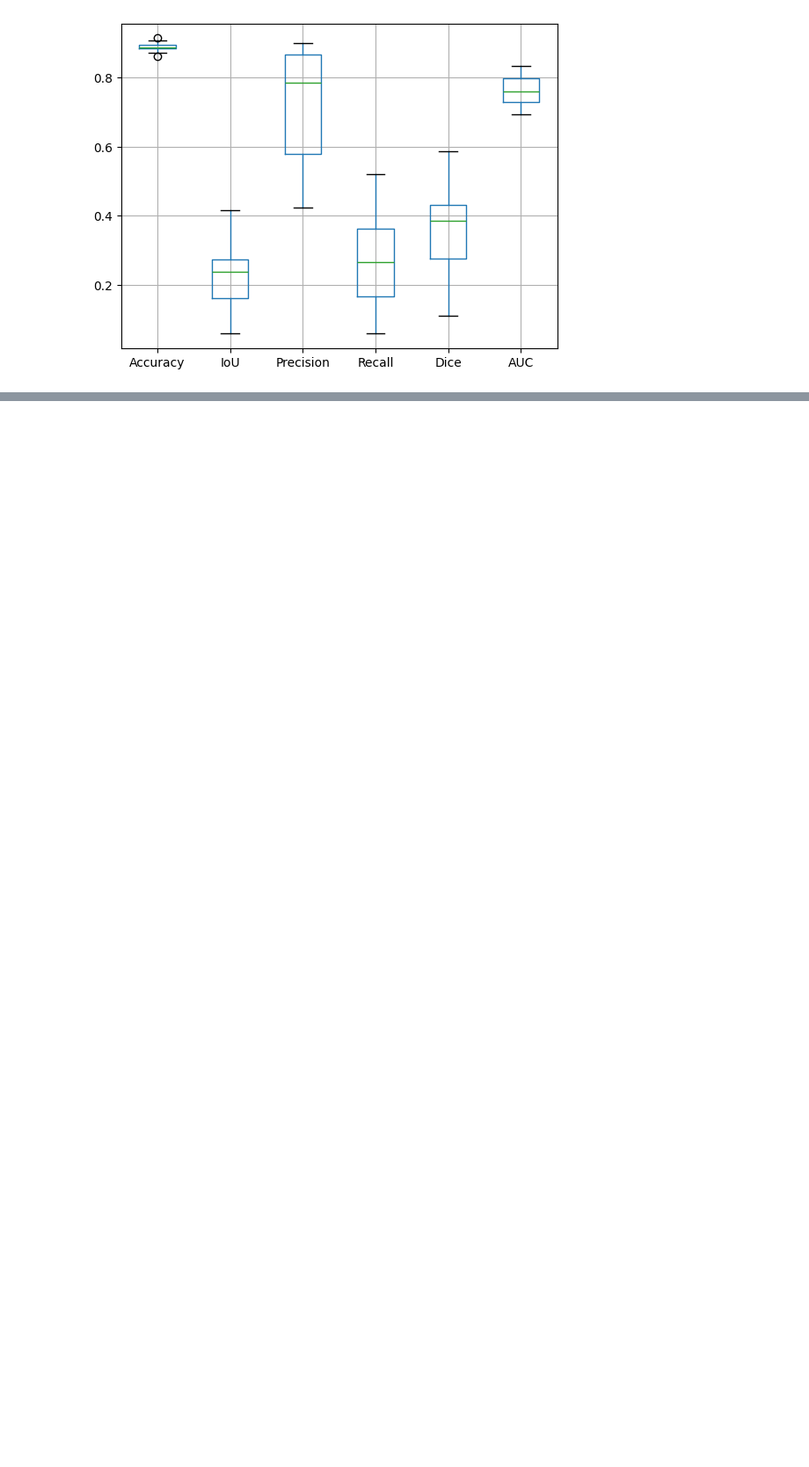
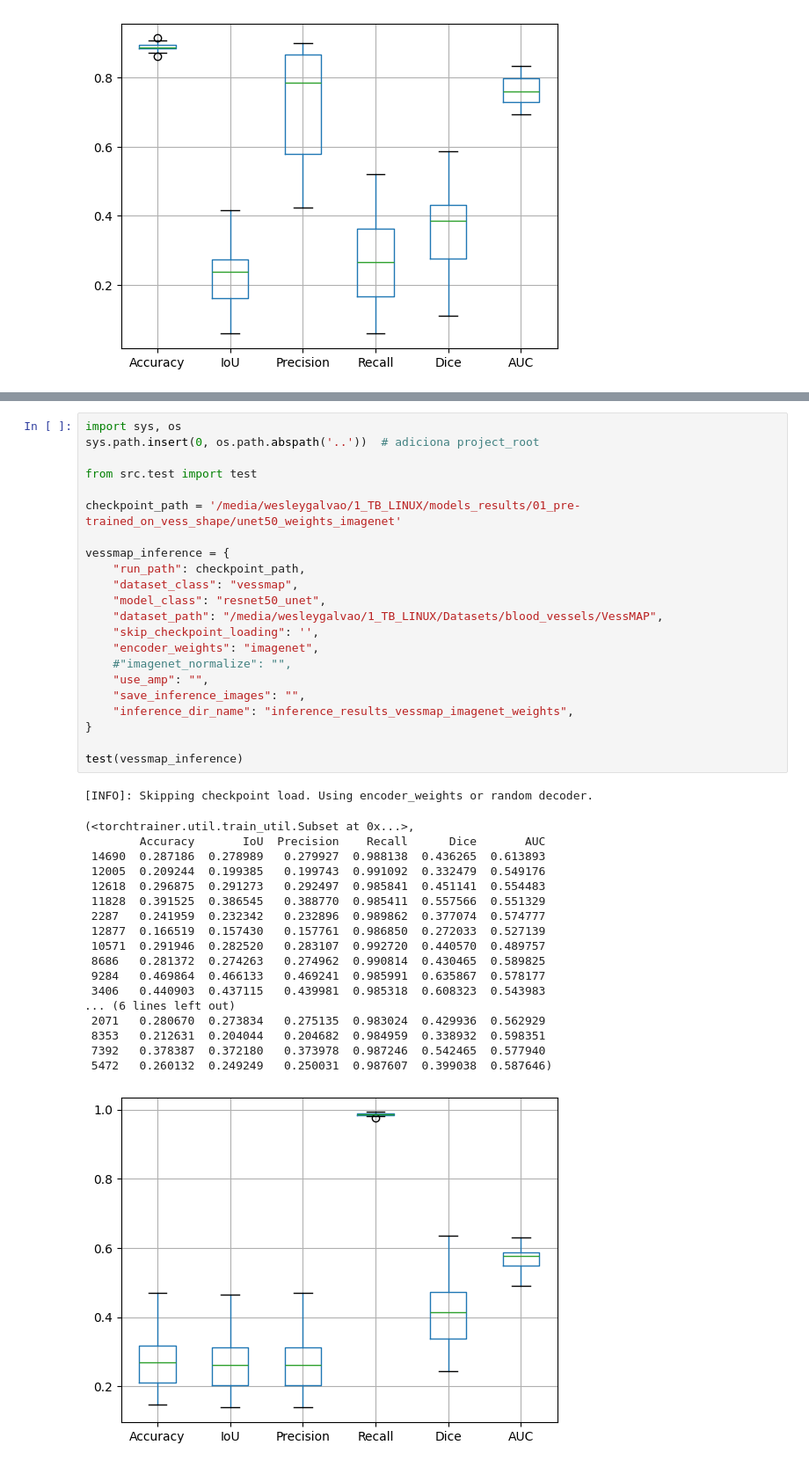
Before and after one commit to galvaowesley/vess-shape-experiments, a Jupyter notebook: 04_evaluation/inference_zero_shot.ipynb, the cells around one changed output, grey strips where cells are left out. Shown at 88% size. Cells and saved outputs as stored; diff of their text form; blank space fills up the shorter version.

Commit message:
feat: zero-shot inference with imagenet weights

```diff
--- a/04_evaluation/inference_zero_shot.ipynb
+++ b/04_evaluation/inference_zero_shot.ipynb
@@ -180,0 +172,42 @@ test(drive_inference)
+# %%
+import sys, os
+sys.path.insert(0, os.path.abspath('..'))  # adiciona project_root
+
+from src.test import test
+
+checkpoint_path = '/media/wesleygalvao/1_TB_LINUX/models_results/01_pre-trained_on_vess_shape/unet50_weights_imagenet'
+
+vessmap_inference = {
+    "run_path": checkpoint_path,
+    "dataset_class": "vessmap",
+    "model_class": "resnet50_unet",
+    "dataset_path": "/media/wesleygalvao/1_TB_LINUX/Datasets/blood_vessels/VessMAP",
+    "skip_checkpoint_loading": '',
+    "encoder_weights": "imagenet",
+    #"imagenet_normalize": "",
+    "use_amp": "",
+    "save_inference_images": "",
+    "inference_dir_name": "inference_results_vessmap_imagenet_weights",
+}
+
+test(vessmap_inference)
+# %% [output]
+[INFO]: Skipping checkpoint load. Using encoder_weights or random decoder.
+(<torchtrainer.util.train_util.Subset at 0x...>,
+        Accuracy       IoU  Precision    Recall      Dice       AUC
+ 14690  0.287186  0.278989   0.279927  0.988138  0.436265  0.613893
+ 12005  0.209244  0.199385   0.199743  0.991092  0.332479  0.549176
+ 12618  0.296875  0.291273   0.292497  0.985841  0.451141  0.554483
+ 11828  0.391525  0.386545   0.388770  0.985411  0.557566  0.551329
+ 2287   0.241959  0.232342   0.232896  0.989862  0.377074  0.574777
+ 12877  0.166519  0.157430   0.157761  0.986850  0.272033  0.527139
+ 10571  0.291946  0.282520   0.283107  0.992720  0.440570  0.489757
+ 8686   0.281372  0.274263   0.274962  0.990814  0.430465  0.589825
+ 9284   0.469864  0.466133   0.469241  0.985991  0.635867  0.578177
+ 3406   0.440903  0.437115   0.439981  0.985318  0.608323  0.543983
+... (6 lines left out)
+ 2071   0.280670  0.273834   0.275135  0.983024  0.429936  0.562929
+ 8353   0.212631  0.204044   0.204682  0.984959  0.338932  0.598351
+ 7392   0.378387  0.372180   0.373978  0.987246  0.542465  0.577940
+ 5472   0.260132  0.249249   0.250031  0.987607  0.399038  0.587646)
+[figure, added]
```
Also changed, not shown: parts of 14 cells of this notebook.
